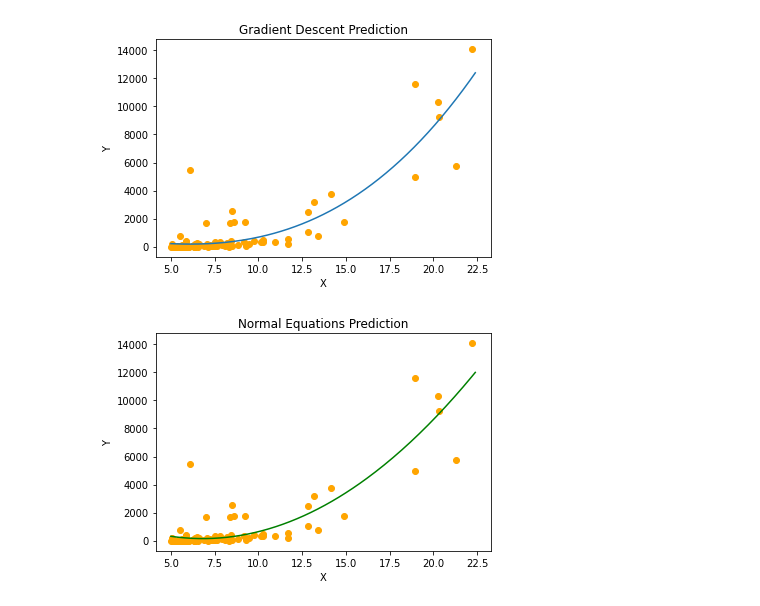
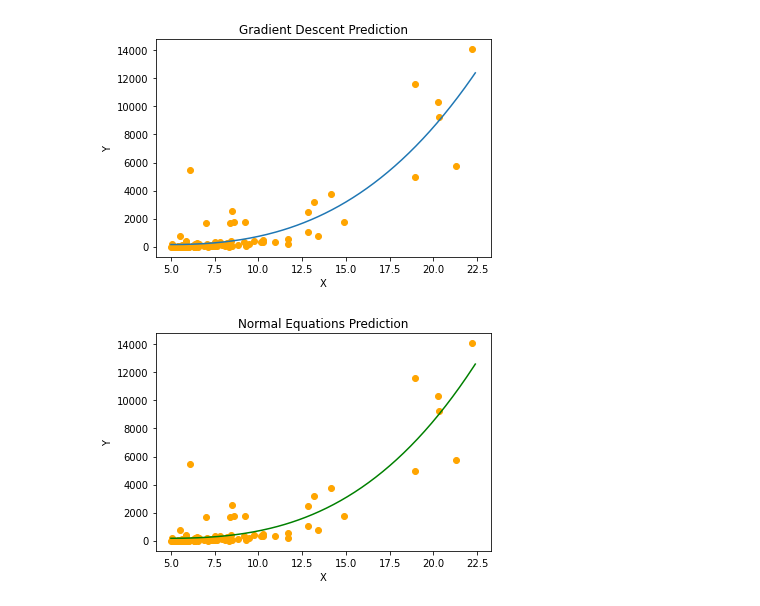
Before and after one commit to UdeshyaDhungana/cs229, a Jupyter notebook: linear_reg/polynomial_regression.ipynb, the cells around one changed output. Drawn from its saved outputs; the diff is of its cells as text; code cells hidden in the pictures.

```diff
--- a/linear_reg/polynomial_regression.ipynb
+++ b/linear_reg/polynomial_regression.ipynb
@@ -102,35 +91,44 @@ plt.show()
 # Normal equation function. It returns suitable value for theta
 def normal_equations(X, Y, degree):
     """Given X, Y and thetas, calculates optimal values of thetas"""
-    calc_x = np.copy(X)
-    first_column = np.copy(X)
-    n = np.shape(X)[0]
+    x_max = X.max(axis=0, keepdims=True)
+    x_min = X.min(axis=0, keepdims=True)
+    x_calc = (X - x_min) / (x_max - x_min)
 
-#     appending higher powers
+    original_features = np.copy(x_calc)
+
+    # appending higher powers
     for i in range(2, degree+1):
-        calc_x = np.append(calc_x, first_column ** i, axis=1)
+        x_calc = np.append(x_calc, original_features ** i, axis=1)
 
-#     Stacking column of 1s in front
-    ones = np.ones((n, 1))
-    calc_x = np.hstack((ones, calc_x))
+    x_calc = stick_column_of_one(x_calc)
 
-#     Normalization
-    x_max = np.max(calc_x, axis=0)
-    calc_x = calc_x / x_max
+    x_t = np.transpose(x_calc)
+    intermediate = np.linalg.pinv(np.matmul(x_t, x_calc))
+    theta = np.matmul(np.matmul(intermediate, x_t), Y)
 
-    X_T = np.linalg.pinv(calc_x)
-    intermediate = np.linalg.pinv(np.matmul(X_T, calc_x))
-    thetas = np.matmul(np.matmul(intermediate, X_T), Y)
-    return thetas, x_max
+    def predict(x_predict, params=False):
+        """x is a nxd dimensional array"""
+        if (params):
+            return theta
+        # normalize
+        x_c = (x_predict - x_min) / (x_max - x_min)
+        original_features = np.copy(x_c)
+        for i in range(2, degree+1):
+            x_c = np.append(x_c, original_features ** i, axis=1)
+        x_c = stick_column_of_one(x_c)
+        return np.matmul(x_c, theta)
+
+    return predict
 # %%
 #Plotting the prediction curve
-theta2, xmax = normal_equations(X, Y, 2)
-ys2 = predict(xs, theta2, xmax)
+normeq_predictor = normal_equations(X, Y, 3)
+ys2 = normeq_predictor(xs)
 plt.plot(xs, ys2, color="green")
 plt.scatter(X, Y, color="orange")
 plt.xlabel("X")
 plt.ylabel("Y")
 plt.title("Normal Equations Prediction")
 plt.show()
 # %% [output]
-[figure, old version]
+[figure, new version]
```
Also changed, not shown: parts of 9 cells of this notebook, 4 other files.
